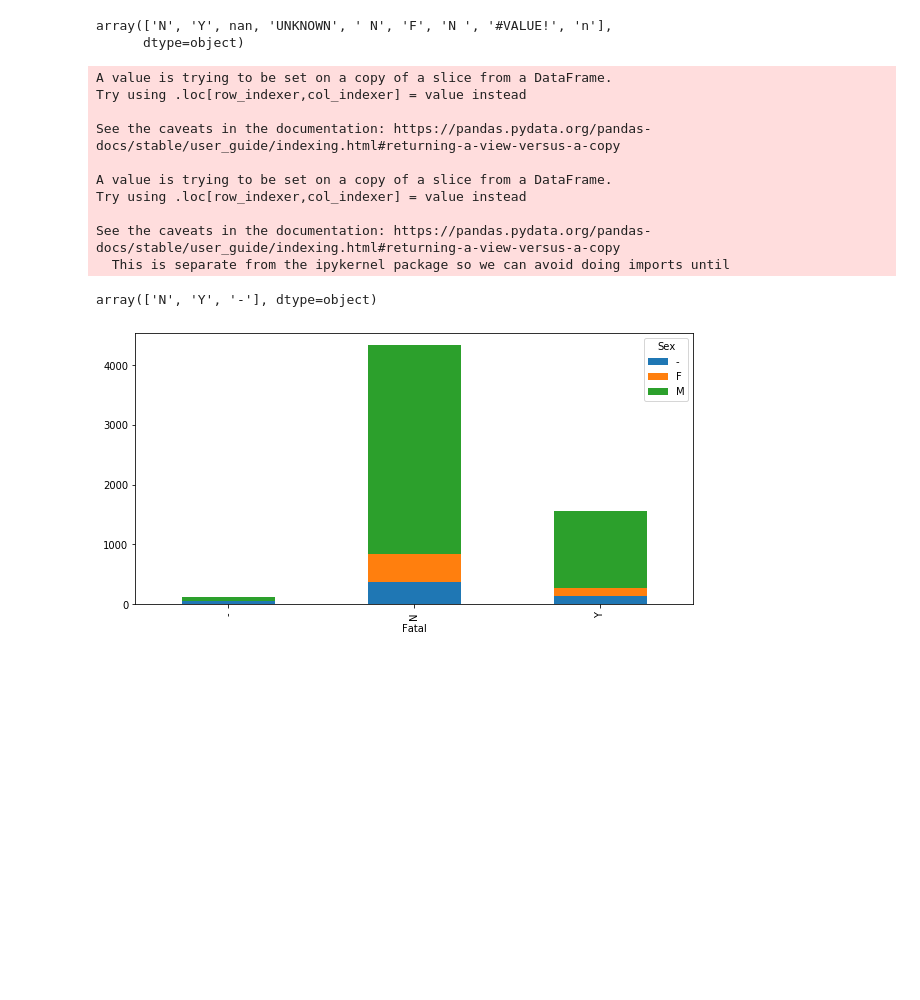
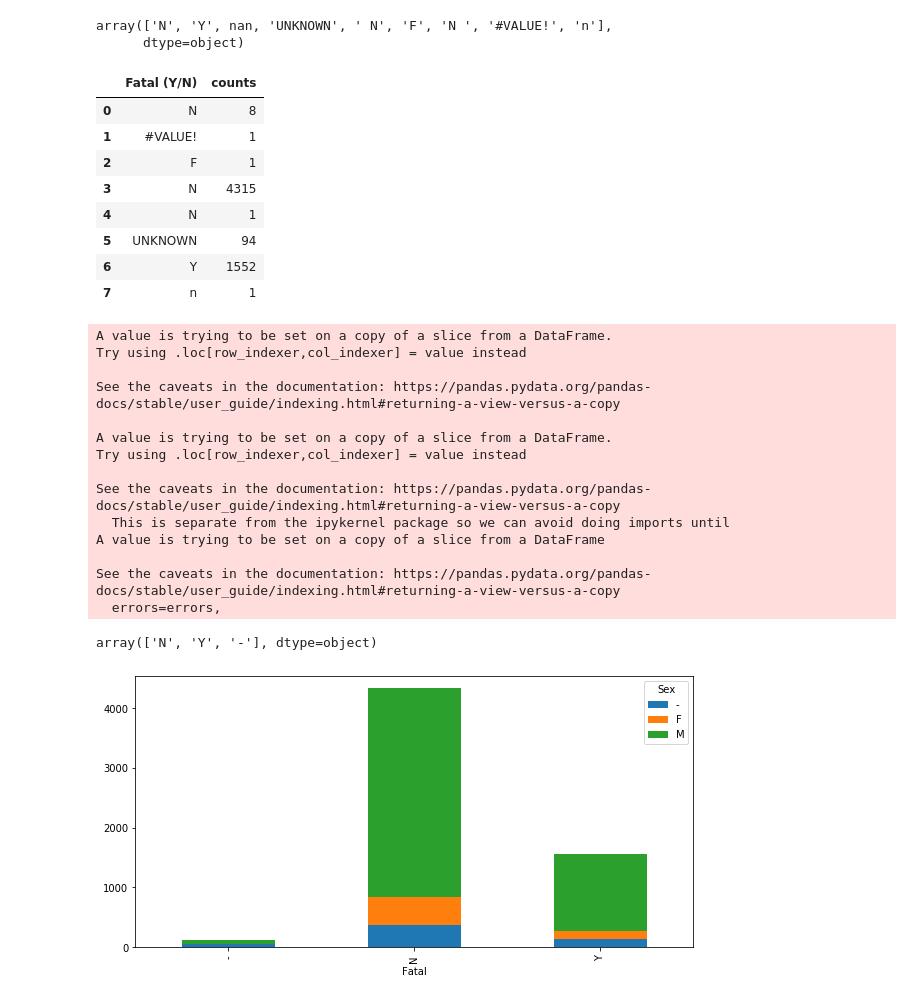
Before and after one commit to hector-lovi/Global-shark-attack_dataset-cleanup, a Jupyter notebook: cleaning-data.ipynb, the cells around one changed output. Saved outputs shown, nothing was run; the diff lists cells and outputs as text; code cells hidden in the pictures; blank space fills up the shorter version.

```diff
--- a/cleaning-data.ipynb
+++ b/cleaning-data.ipynb
@@ -118,6 +134,6 @@ array(['M', nan, 'F', 'M ', 'lli', 'N', '.'], dtype=object)
 # %%
 # limpieza columna sex:
-df2['Sex '] = df2['Sex '].str.upper().str.strip()
+df2['Sex '] = df2['Sex '].str.strip()
 df2['Sex'] = df2['Sex '].apply(lambda x: x if x in ('M','F') else '-')
 df2.drop(['Sex '], axis=1, inplace=True)
 df2['Sex'].unique()
@@ -143,6 +159,18 @@ df2['Fatal (Y/N)'].unique()
 # %% [output]
 array(['N', 'Y', nan, 'UNKNOWN', ' N', 'F', 'N ', '#VALUE!', 'n'],
       dtype=object)
+# %%
+df2.groupby(['Fatal (Y/N)']).size().reset_index(name='counts')
+# %% [output]
+|  | Fatal (Y/N) | counts |
+| 0 | N | 8 |
+| 1 | #VALUE! | 1 |
+| 2 | F | 1 |
+| 3 | N | 4315 |
+| 4 | N | 1 |
+| 5 | UNKNOWN | 94 |
+| 6 | Y | 1552 |
+| 7 | n | 1 |
 # %%
 # limpieza columna fatal:
 df2['Fatal (Y/N)'] = df2['Fatal (Y/N)'].str.upper().str.strip()
@@ -160,6 +188,10 @@ Try using .loc[row_indexer,col_indexer] = value instead
 
 See the caveats in the documentation: https://pandas.pydata.org/pandas-docs/stable/user_guide/indexing.html#returning-a-view-versus-a-copy
   This is separate from the ipykernel package so we can avoid doing imports until
+A value is trying to be set on a copy of a slice from a DataFrame
+
+See the caveats in the documentation: https://pandas.pydata.org/pandas-docs/stable/user_guide/indexing.html#returning-a-view-versus-a-copy
+  errors=errors,
 array(['N', 'Y', '-'], dtype=object)
 # %%
 # plot ataque vs sex
```
Also changed, not shown: parts of 4 cells of this notebook.
